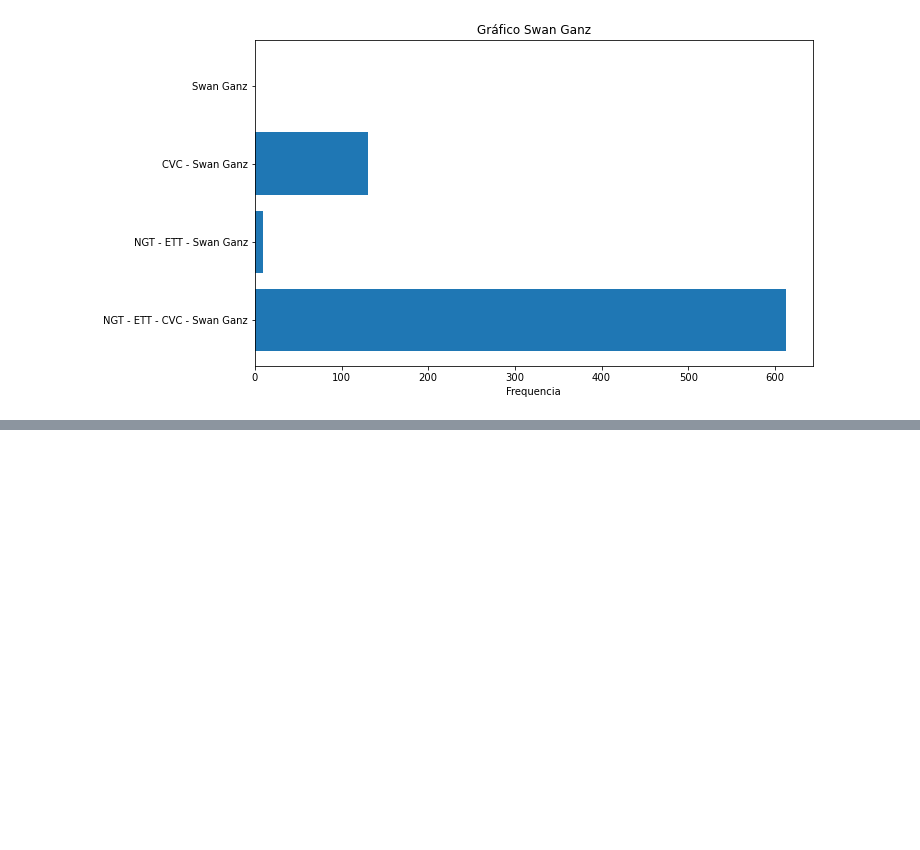
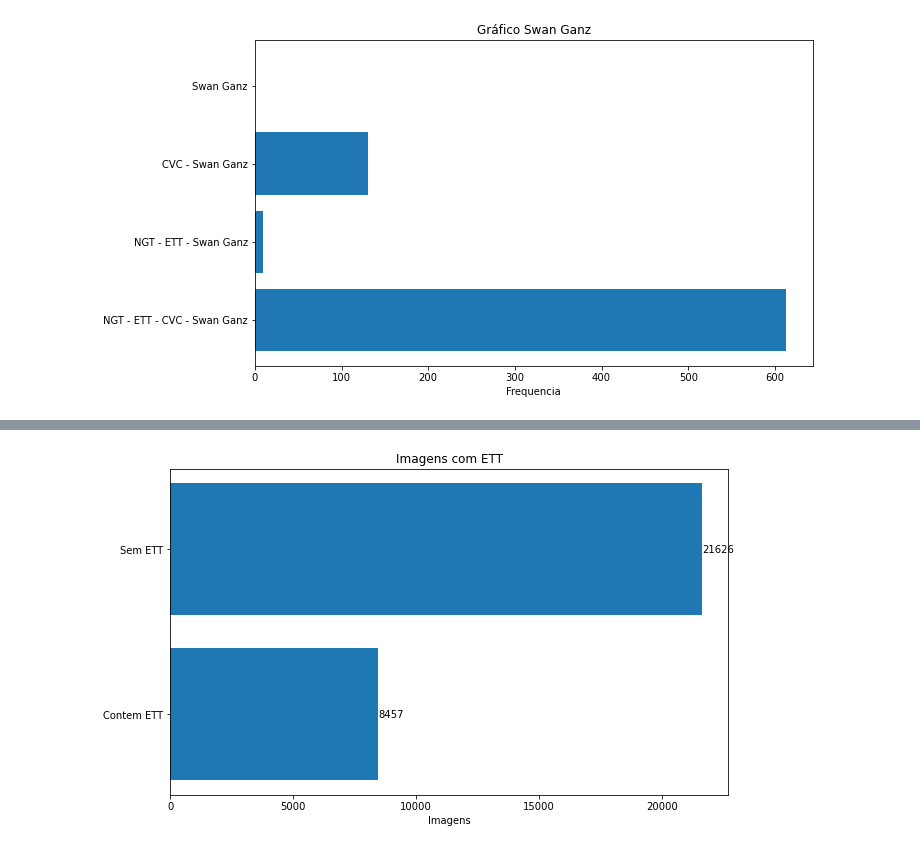
Before and after one commit to bjbomfim/CatheterClassify, a Jupyter notebook: Analise_Dataset_Train/AnaliseDataset.ipynb, the cells around one changed output, grey strips where cells are left out. Saved outputs shown, nothing was run; the diff lists cells and outputs as text; code cells hidden in the pictures; blank space fills up the shorter version.

```diff
--- a/Analise_Dataset_Train/AnaliseDataset.ipynb
+++ b/Analise_Dataset_Train/AnaliseDataset.ipynb
@@ -455,0 +497,19 @@ plt.show()
+# %%
+ett_sum = len(raio_x_invasive_proce.loc[(raio_x_invasive_proce['ETT - Abnormal'] == 1)|(raio_x_invasive_proce['ETT - Borderline'] == 1)|(raio_x_invasive_proce['ETT - Normal'] == 1)])
+not_ett = raio_x_invasive_proce.loc[(raio_x_invasive_proce['ETT - Abnormal'] == 0)&(raio_x_invasive_proce['ETT - Borderline'] == 0)&(raio_x_invasive_proce['ETT - Normal'] == 0)].count()['ETT - Abnormal']
+
+values_Ett = [ett_sum, not_ett]
+labels_Ett = ['Contem ETT', 'Sem ETT']
+
+plt.figure(figsize=(10, 6))
+plt.barh(labels_Ett, values_Ett)
+
+plt.xlabel('Imagens')
+plt.title('Imagens com ETT')
+
+for i, v in enumerate(values_Ett):
+    plt.text(v, i, f'{v}', va='center')
+
+plt.show()
+# %% [output]
+[figure, added]
```
Also changed, not shown: parts of 12 cells of this notebook, 3 other files.
